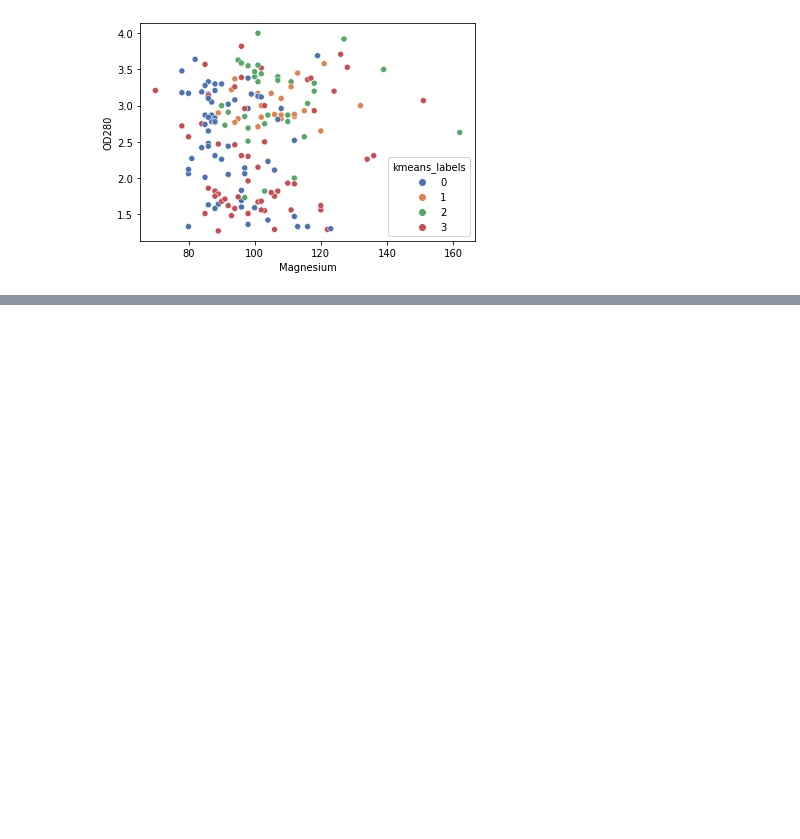
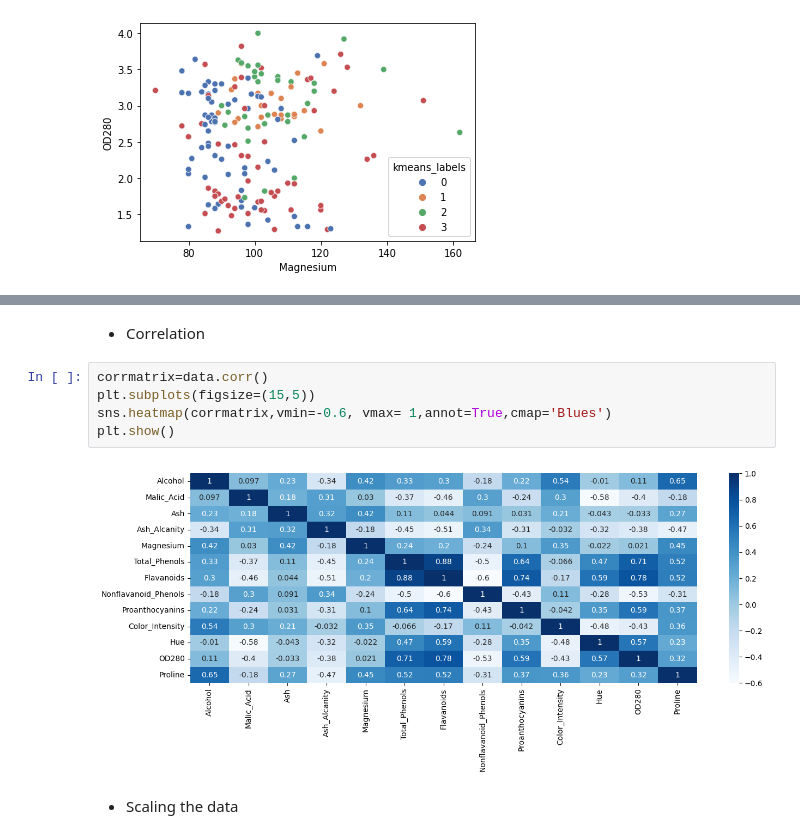
Before and after one commit to aravindsouth/dsa-casestudy-03, a Jupyter notebook: aravind_casestudy3_unsupervised_learning.ipynb, the cells around one changed output, grey strips where cells are left out. Drawn from its saved outputs; the diff is of its cells as text; blank space fills up the shorter version.

```diff
--- a/aravind_casestudy3_unsupervised_learning.ipynb
+++ b/aravind_casestudy3_unsupervised_learning.ipynb
@@ -124,0 +192,11 @@ sns.scatterplot(data=data1, x="Magnesium", y="OD280", hue="kmeans_labels", palet
+# %% [markdown]
+ - Correlation
+# %%
+corrmatrix=data.corr()
+plt.subplots(figsize=(15,5))
+sns.heatmap(corrmatrix,vmin=-0.6, vmax= 1,annot=True,cmap='Blues')
+plt.show()
+# %% [output]
+[figure, added]
+# %% [markdown]
+ - Scaling the data
```
Also changed, not shown: parts of 34 cells of this notebook, 1 other file.
